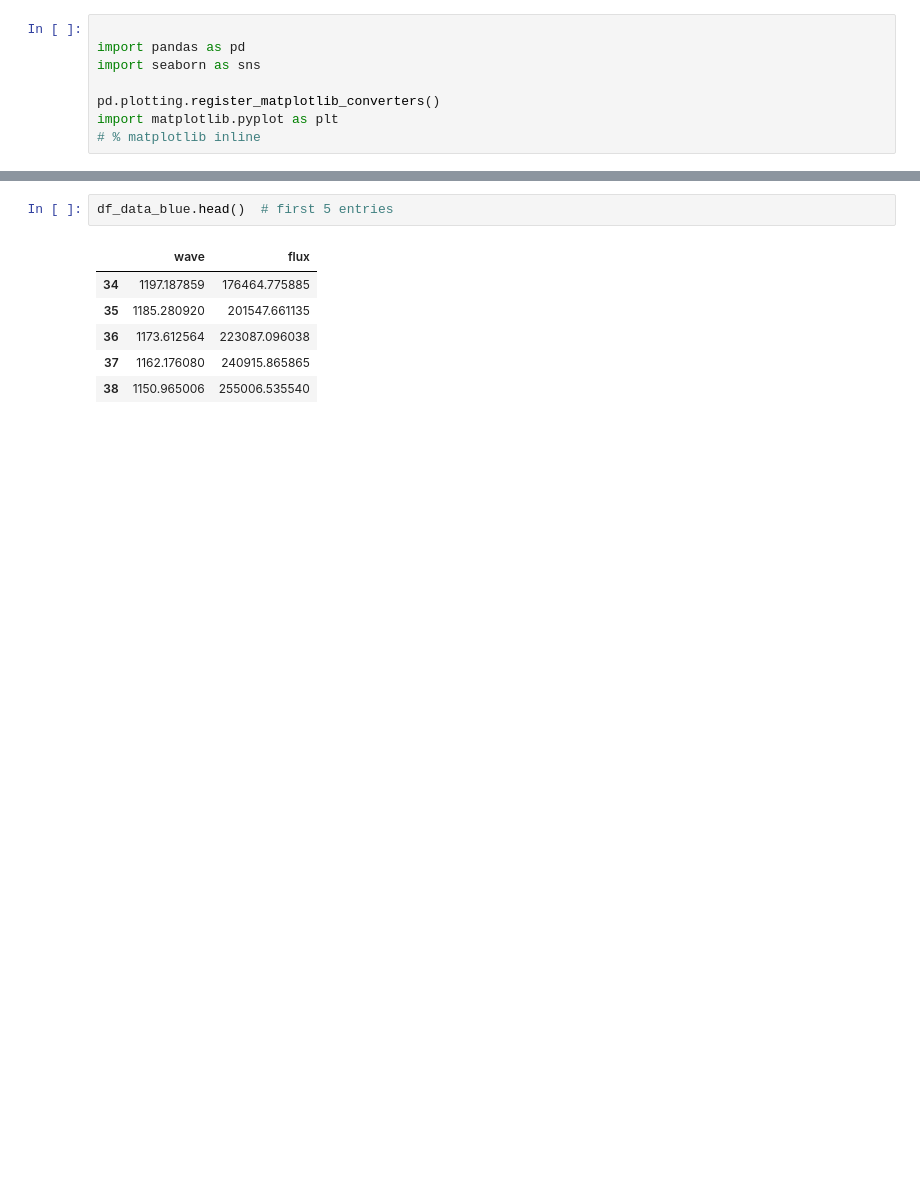
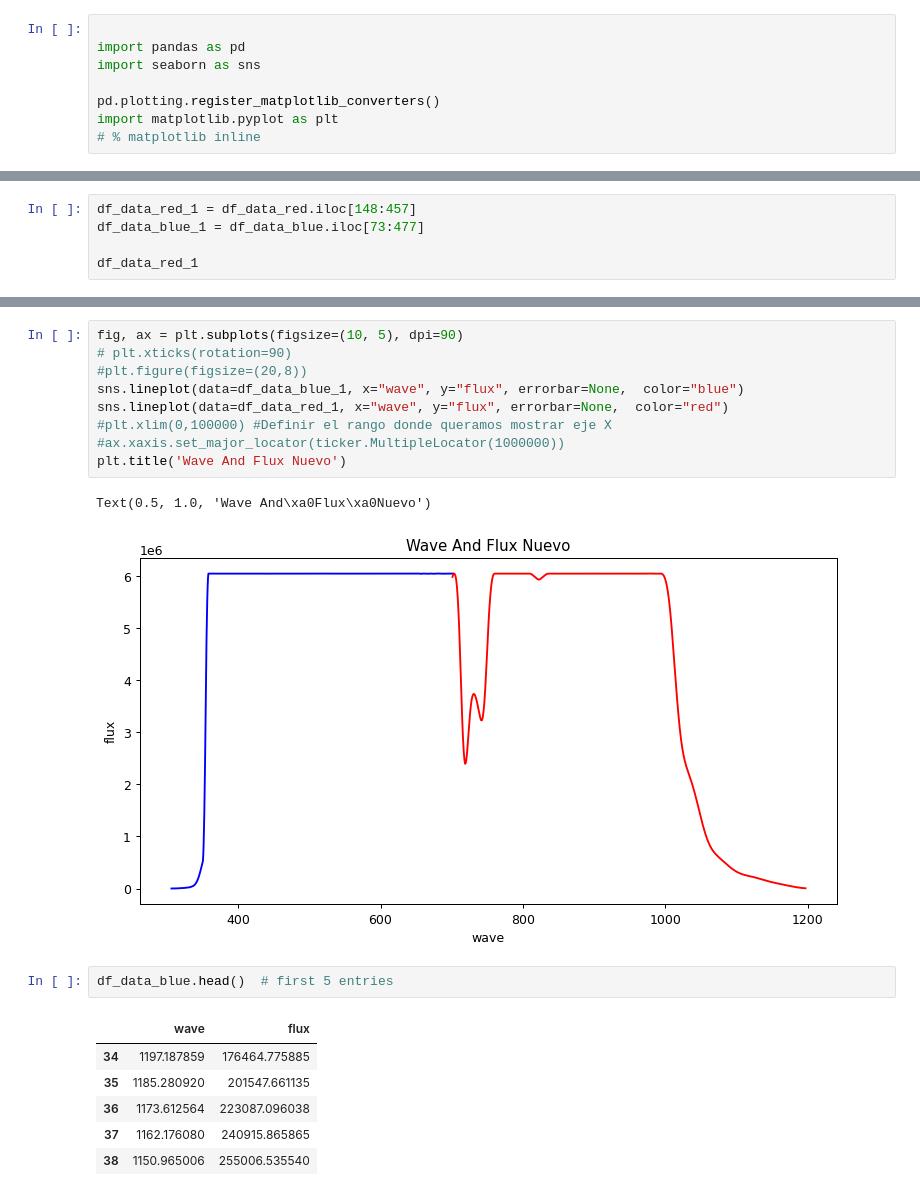
Before and after one commit to opcruz/gaiaDR3ML, a Jupyter notebook: Simulados/Plot.ipynb, the cells around one changed output, grey strips where cells are left out. Saved outputs shown, nothing was run; the diff lists cells and outputs as text; blank space fills up the shorter version.

Commit message:
Nuevos cambios BP Y RP

```diff
--- a/Simulados/Plot.ipynb
+++ b/Simulados/Plot.ipynb
@@ -26,0 +27,5 @@ Text(0.5, 1.0, 'Wave And Flux')
+# %%
+df_data_red_1 = df_data_red.iloc[148:457]
+df_data_blue_1 = df_data_blue.iloc[73:477]
+
+df_data_red_1
@@ -27,3 +62,15 @@ Text(0.5, 1.0, 'Wave And Flux')
+# %%
+fig, ax = plt.subplots(figsize=(10, 5), dpi=90)
+# plt.xticks(rotation=90)
+#plt.figure(figsize=(20,8))
+sns.lineplot(data=df_data_blue_1, x="wave", y="flux", errorbar=None,  color="blue")
+sns.lineplot(data=df_data_red_1, x="wave", y="flux", errorbar=None,  color="red")
+#plt.xlim(0,100000) #Definir el rango donde queramos mostrar eje X
+#ax.xaxis.set_major_locator(ticker.MultipleLocator(1000000))
+plt.title('Wave And Flux Nuevo')
+# %% [output]
+Text(0.5, 1.0, 'Wave And\xa0Flux\xa0Nuevo')
+[figure, added]
 # %%
 df_data_blue.head()  # first 5 entries
 # %% [output]
```
Also changed, not shown: parts of 4 cells of this notebook, 4 other files.
